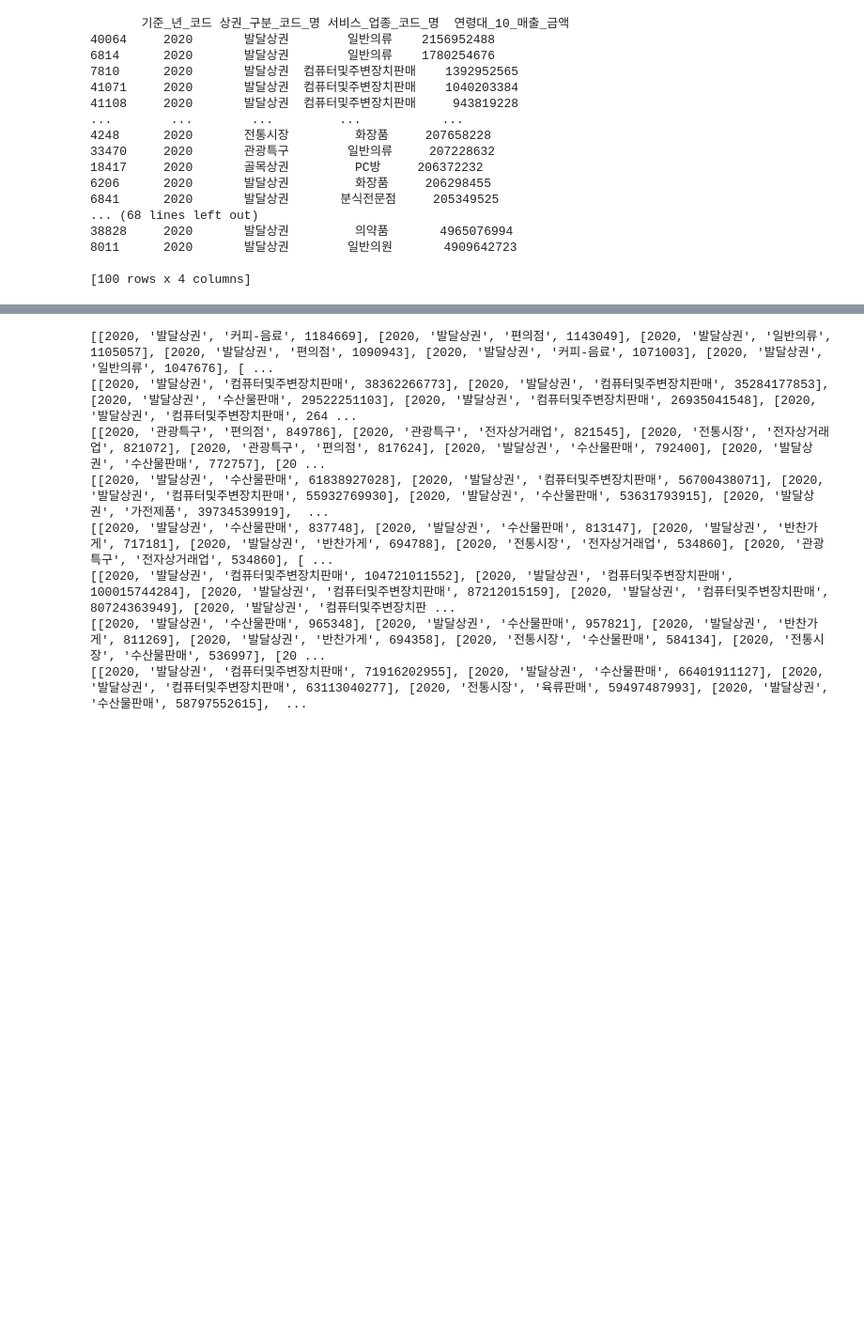
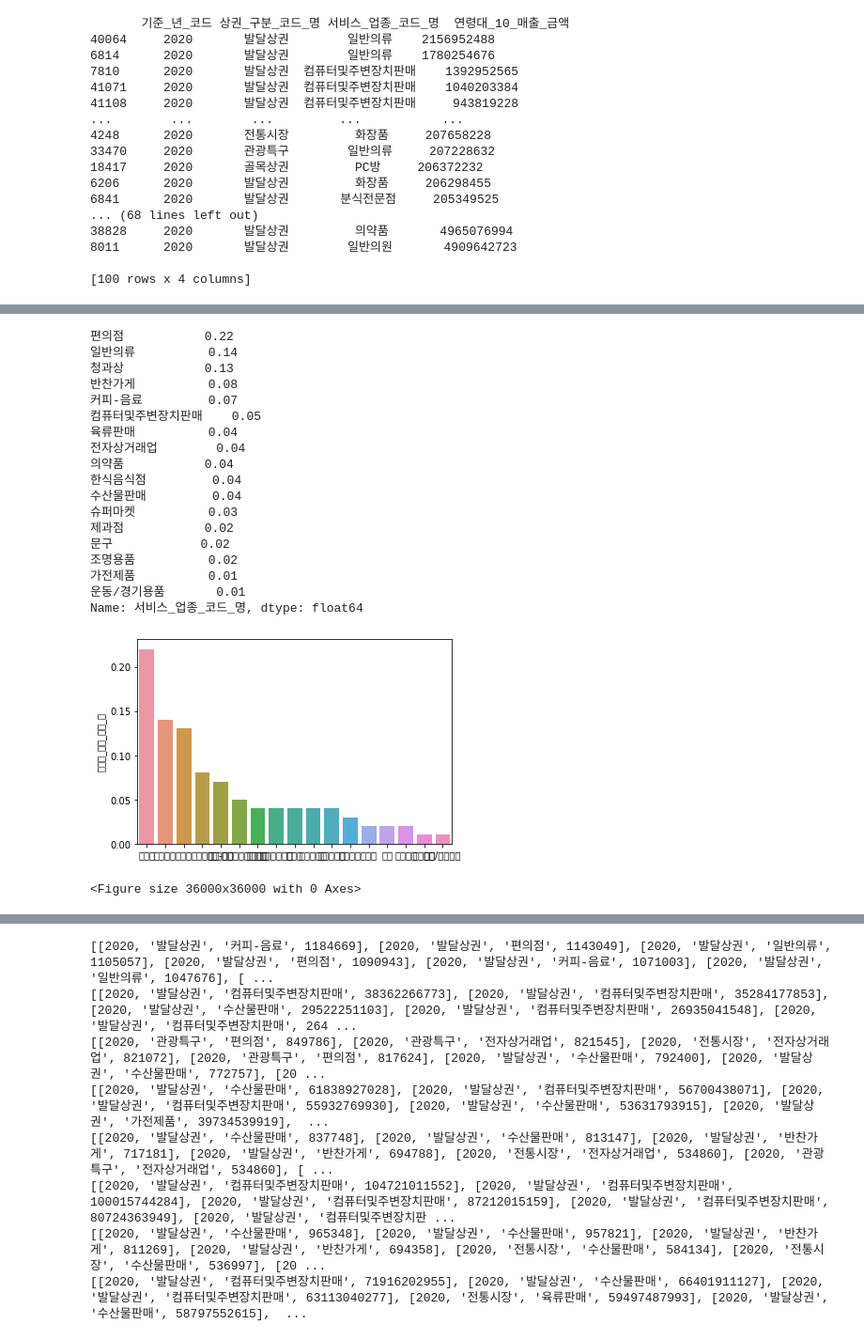
Before and after one commit to dmswl0707/CoronaCoprosperityCard_DataScience, a Jupyter notebook: 연령별_판매건수와_발생금액.ipynb, the cells around one changed output, grey strips where cells are left out. Shown: that part at 94% size. Drawn from its saved outputs; the diff is of its cells as text; code cells hidden in the pictures; blank space fills up the shorter version.

```diff
--- a/연령별_판매건수와_발생금액.ipynb
+++ b/연령별_판매건수와_발생금액.ipynb
@@ -198,0 +260,27 @@ plt.show()
+# %%
+R =D['서비스_업종_코드_명'].value_counts(normalize=True)
+print(R)
+sns.barplot(x=R.index, y=R)
+plt.figure(figsize=(500,500))
+plt.show()
+# %% [output]
+편의점           0.22
+일반의류          0.14
+청과상           0.13
+반찬가게          0.08
+커피-음료         0.07
+컴퓨터및주변장치판매    0.05
+육류판매          0.04
+전자상거래업        0.04
+의약품           0.04
+한식음식점         0.04
+수산물판매         0.04
+슈퍼마켓          0.03
+제과점           0.02
+문구            0.02
+조명용품          0.02
+가전제품          0.01
+운동/경기용품       0.01
+Name: 서비스_업종_코드_명, dtype: float64
+[figure, added]
+<Figure size 36000x36000 with 0 Axes>
```
Also changed, not shown: parts of 8 cells of this notebook.
